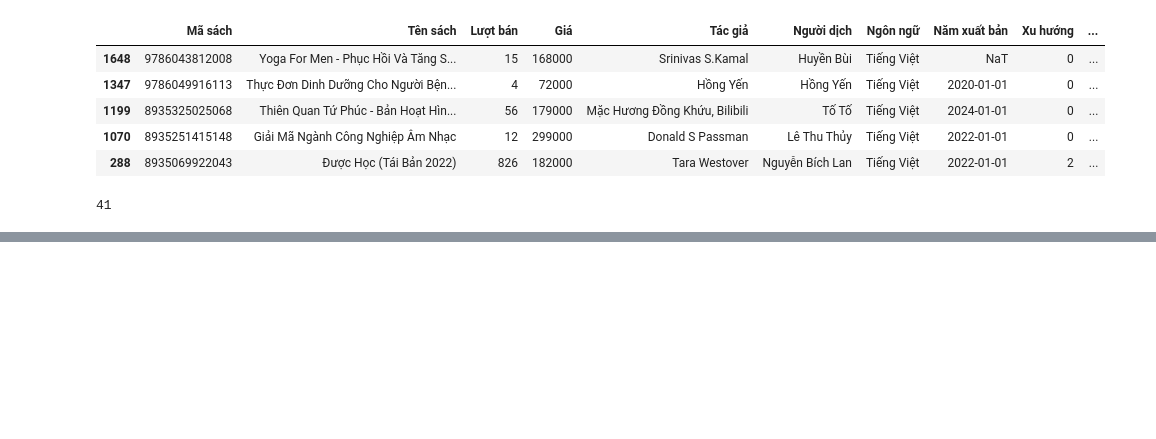
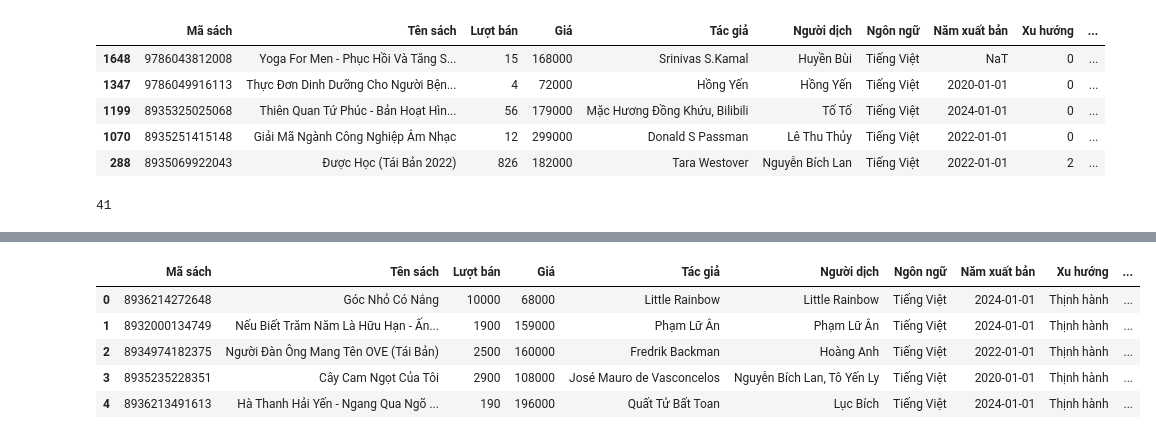
Before and after one commit to pililover/Data-visualization_analysis-Vietnamese-Book-Market, a Jupyter notebook: data_preprocessing.ipynb, the cells around one changed output, grey strips where cells are left out. Cells and saved outputs as stored; diff of their text form; code cells hidden in the pictures; blank space fills up the shorter version.

```diff
--- a/data_preprocessing.ipynb
+++ b/data_preprocessing.ipynb
@@ -453,0 +490,23 @@ raw_df.to_csv('./data/cleaned_data.csv', index=False, encoding='utf-8-sig')
+# %%
+bubble_chart_df = df.copy()
+
+# Chia cột Ratings thành các khoảng
+bins = [0, 2, 3, 4.5, 5]
+labels = ['0-2', '2-3', '3-4.5', '4.5-5']
+bubble_chart_df['Ratings'] = pd.cut(bubble_chart_df['Ratings'], bins=bins, labels=labels, include_lowest=True)
+
+bubble_chart_df['Xu hướng số'] = bubble_chart_df['Xu hướng'].map({
+    'Bình thường': 1,
+    'Bán chạy': 2,
+    'Thịnh hành': 3
+})
+
+# Hiển thị DataFrame
+bubble_chart_df.head()
+# %% [output]
+|  | Mã sách | Tên sách | Lượt bán | Giá | Tác giả | Người dịch | Ngôn ngữ | Năm xuất bản | Xu hướng | ... |
+| 0 | 8936214272648 | Góc Nhỏ Có Nắng | 10000 | 68000 | Little Rainbow | Little Rainbow | Tiếng Việt | 2024-01-01 | Thịnh hành | ... |
+| 1 | 8932000134749 | Nếu Biết Trăm Năm Là Hữu Hạn - Ấn... | 1900 | 159000 | Phạm Lữ Ân | Phạm Lữ Ân | Tiếng Việt | 2024-01-01 | Thịnh hành | ... |
+| 2 | 8934974182375 | Người Đàn Ông Mang Tên OVE (Tái Bản) | 2500 | 160000 | Fredrik Backman | Hoàng Anh | Tiếng Việt | 2022-01-01 | Thịnh hành | ... |
+| 3 | 8935235228351 | Cây Cam Ngọt Của Tôi | 2900 | 108000 | José Mauro de Vasconcelos | Nguyễn Bích Lan, Tô Yến Ly | Tiếng Việt | 2020-01-01 | Thịnh hành | ... |
+| 4 | 8936213491613 | Hà Thanh Hải Yến - Ngang Qua Ngõ ... | 190 | 196000 | Quất Tử Bất Toan | Lục Bích | Tiếng Việt | 2024-01-01 | Thịnh hành | ... |
```
Also changed, not shown: parts of 13 cells of this notebook, 4 other files.
